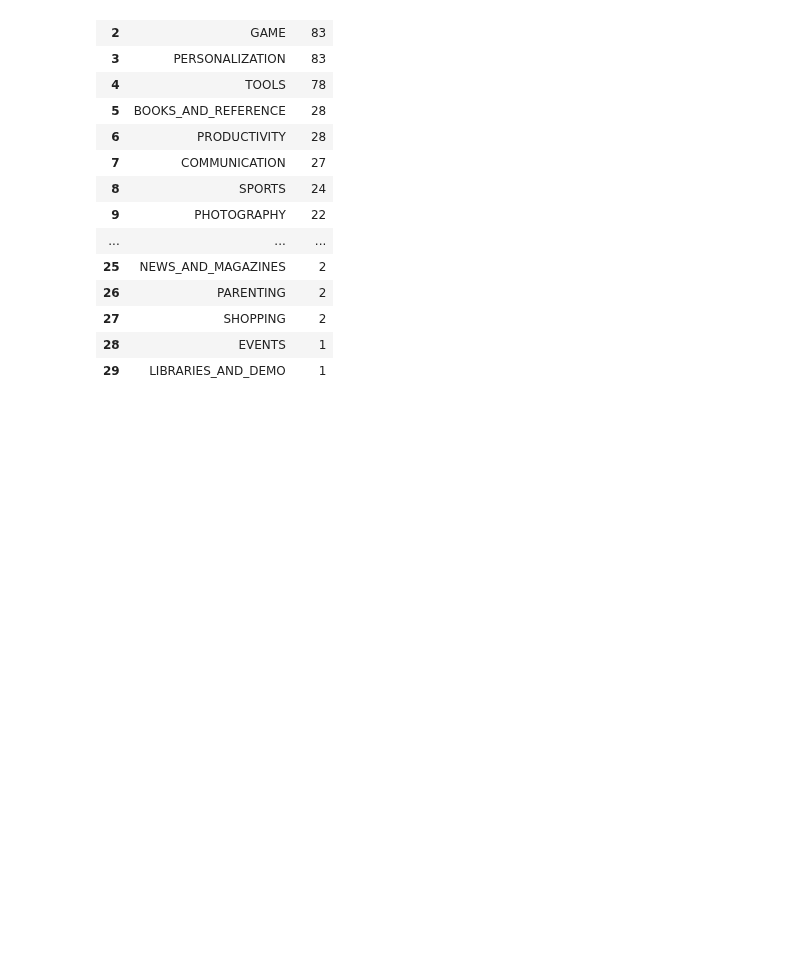
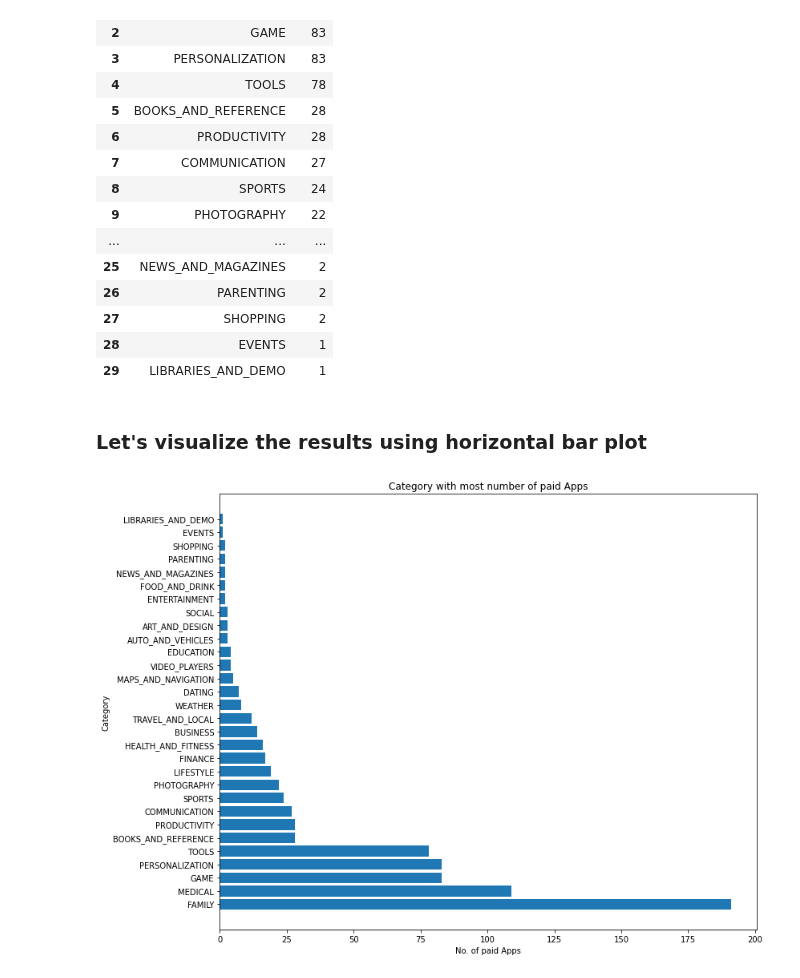
Before and after one commit to Preetirai-tech/Play-Store-App-Review-Analysis, a Jupyter notebook: Play_Store_App_Review_Analysis_Capstone_Project.ipynb, the cells around one changed output. Drawn from its saved outputs; the diff is of its cells as text; code cells hidden in the pictures; blank space fills up the shorter version.

```diff
--- a/Play_Store_App_Review_Analysis_Capstone_Project.ipynb
+++ b/Play_Store_App_Review_Analysis_Capstone_Project.ipynb
@@ -266,3 +266,16 @@ play_df[play_df['Type'] == 'Paid'].groupby(['Category'])['App'].count().sort_val
 | 27 | SHOPPING | 2 |
 | 28 | EVENTS | 1 |
 | 29 | LIBRARIES_AND_DEMO | 1 |
+# %% [markdown]
+### Let's visualize the results using horizontal bar plot
+# %%
+df_paid = play_df[play_df['Type'] == 'Paid'].groupby(['Category'])['App'].count().sort_values(ascending=False).reset_index()
+
+fig = plt.figure(figsize =(12,10))
+plt.barh(df_paid.Category,df_paid.App)
+plt.xlabel('No. of paid Apps')
+plt.ylabel('Category')
+plt.title('Category with most number of paid Apps')
+plt.show()
+# %% [output]
+[figure, added]
```
